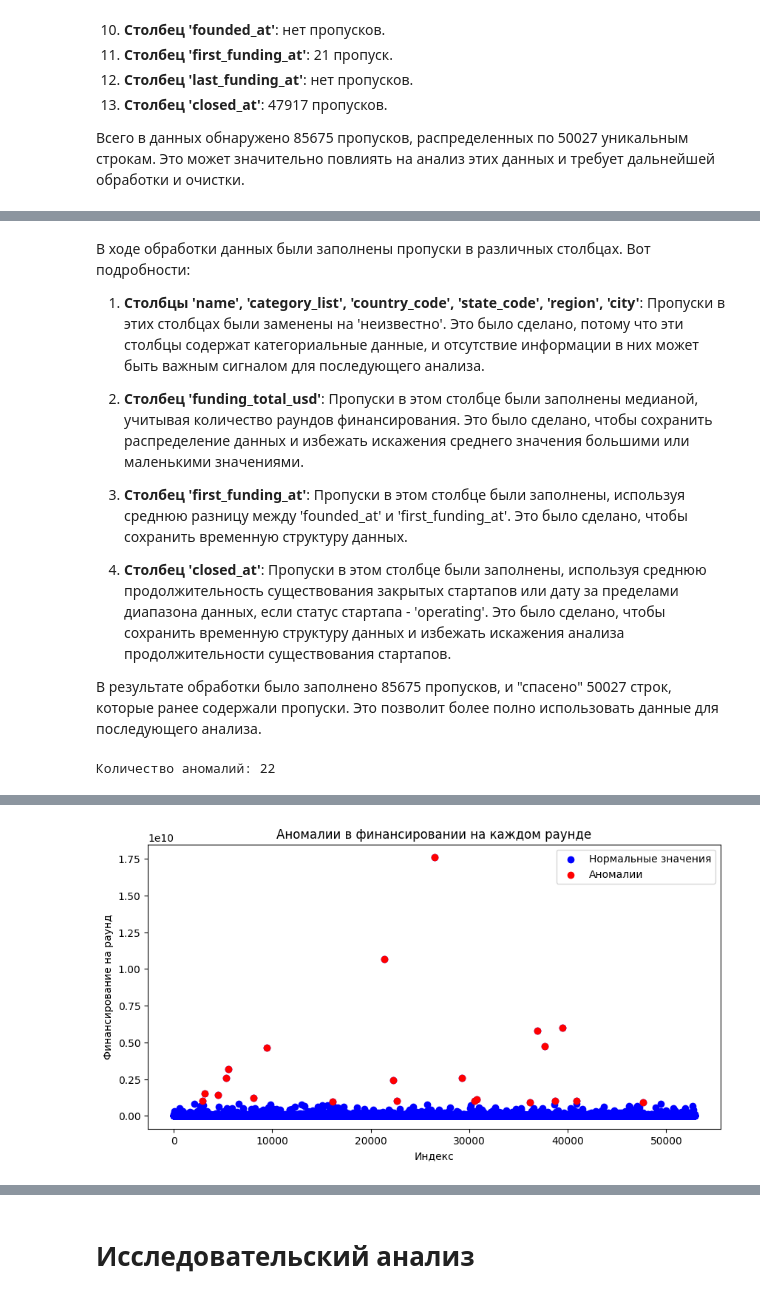
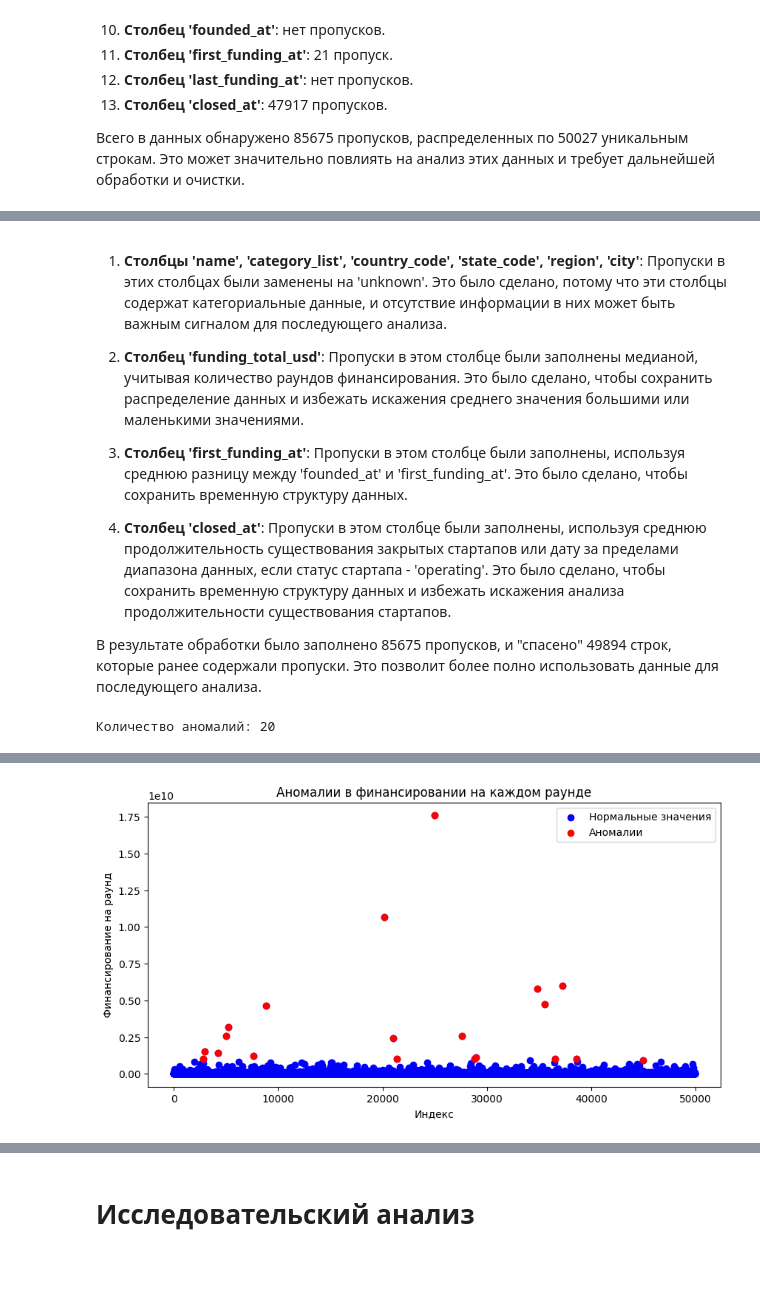
Before and after one commit to IvanovMaxim1992/Masterskay, a Jupyter notebook: Мастерская1.ipynb, the cells around one changed output, grey strips where cells are left out. Drawn from its saved outputs; the diff is of its cells as text; code cells hidden in the pictures; blank space fills up the shorter version.

```diff
--- a/Мастерская1.ipynb
+++ b/Мастерская1.ipynb
@@ -54,7 +56,7 @@ from sklearn.compose import ColumnTransformer
 # %%
 # Загрузка данных
 df = pd.read_csv('kaggle_startups_train_01.csv')
-
+df_test = pd.read_csv('kaggle_startups_test_01.csv')
 # Просмотр первых 5 строк данных
 print(df.head())
 
@@ -357,39 +374,27 @@ df[date_columns] = df[date_columns].apply(pd.to_datetime)
 # %%
-def fill_first_funding_at(df):
+def fill_first_funding_closed_at(df):
     # Вычисление средней разницы между 'founded_at' и 'first_funding_at'
     average_diff = (df['first_funding_at'] - df['founded_at']).mean()
 
     # Заполнение пропусков в 'first_funding_at' для строк, где 'funding_total_usd' и 'funding_rounds' больше 0
     df.loc[(df['first_funding_at'].isnull()) & (df[['funding_total_usd', 'funding_rounds']].sum(axis=1) > 0), 'first_funding_at'] = df['founded_at'] + average_diff
 
-    # Заполнение пропусков в 'first_funding_at' для строк, где 'funding_total_usd' и 'funding_rounds' равны 0
-    df.loc[(df['first_funding_at'].isnull()) & (df[['funding_total_usd', 'funding_rounds']].sum(axis=1) == 0), 'first_funding_at'] = pd.to_datetime('2099-12-31')
+    # Если столбец 'status' присутствует в DataFrame
+    if 'status' in df.columns:
+        df.loc[(df['closed_at'].isnull()) & (df['status'] == 'operating'), 'closed_at'] = pd.to_datetime(pd.Timestamp.now().date())
+    else:
+        df.loc[df['closed_at'].isnull(), 'closed_at'] = pd.to_datetime(pd.Timestamp.now().date())
 
     return df
 
-def fill_closed_at(df):
-    # Вычисление средней продолжительности существования закрытых стартапов
-    closed_df = df[df['status'] == 'closed']
-    average_duration = (closed_df['closed_at'] - closed_df['founded_at']).mean()
 
-    # Заполнение пропусков в 'closed_at'
-    df.loc[(df['closed_at'].isnull()) & (df['status'] == 'operating'), 'closed_at'] = pd.to_datetime('2099-12-31')
-    df.loc[(df['closed_at'].isnull()) & (df['status'] == 'closed'), 'closed_at'] = df['founded_at'] + average_duration
+df = fill_first_funding_closed_at(df)
+df_test =  fill_first_funding_closed_at(df_test)
 
-    return df
+df_test = df_test.reset_index(drop=True)
+df.info()
+df_test.info()
 
-df = fill_first_funding_at(df)
-df = fill_closed_at(df)
-
-
-df.info()
 display(df.head(10))
-# Вычисление общего количества пропусков и строк с пропусками после заполнения
-total_missing_after = df.isnull().sum().sum()
-total_rows_with_missing_after = df[df.isnull().any(axis=1)].drop_duplicates().shape[0]
-
-# Вывод результатов
-print(f'Количество заполненных пропусков: {total_missing_before - total_missing_after}')
-print(f'Количество "спасенных" строк: {total_rows_with_missing_before - total_rows_with_missing_after}')
 # %% [output]
 <class 'pandas.core.frame.DataFrame'>
@@ -428,7 +428,5 @@ memory usage: 5.2+ MB
 # %% [markdown]
-В ходе обработки данных были заполнены пропуски в различных столбцах. Вот подробности:
-
-1. **Столбцы 'name', 'category_list', 'country_code', 'state_code', 'region', 'city'**: Пропуски в этих столбцах были заменены на 'неизвестно'. Это было сделано, потому что эти столбцы содержат категориальные данные, и отсутствие информации в них может быть важным сигналом для последующего анализа.
+1. **Столбцы 'name', 'category_list', 'country_code', 'state_code', 'region', 'city'**: Пропуски в этих столбцах были заменены на 'unknown'. Это было сделано, потому что эти столбцы содержат категориальные данные, и отсутствие информации в них может быть важным сигналом для последующего анализа.
 
 2. **Столбец 'funding_total_usd'**: Пропуски в этом столбце были заполнены медианой, учитывая количество раундов финансирования. Это было сделано, чтобы сохранить распределение данных и избежать искажения среднего значения большими или маленькими значениями.
 
@@ -436,9 +434,11 @@ memory usage: 5.2+ MB
 
 4. **Столбец 'closed_at'**: Пропуски в этом столбце были заполнены, используя среднюю продолжительность существования закрытых стартапов или дату за пределами диапазона данных, если статус стартапа - 'operating'. Это было сделано, чтобы сохранить временную структуру данных и избежать искажения анализа продолжительности существования стартапов.
 
-В результате обработки было заполнено 85675 пропусков, и "спасено" 50027 строк, которые ранее содержали пропуски. Это позволит более полно использовать данные для последующего анализа.
+В результате обработки было заполнено 85675 пропусков, и "спасено" 49894 строк, которые ранее содержали пропуски. Это позволит более полно использовать данные для последующего анализа.
 # %%
+# Вычислим среднее финансирование за 1 раз и оставим его как доп признак(пока что)
 df['funding_per_round'] = df['funding_total_usd'] / df['funding_rounds']
+df_test['funding_per_round'] = df_test['funding_total_usd'] / df_test['funding_rounds']
 # Вычисляем квантили
 Q1 = df['funding_per_round'].quantile(0.01)
 Q3 = df['funding_per_round'].quantile(0.998)
@@ -473,9 +473,6 @@ plt.show()
 
 # Удаляем аномалии
 df = df[(df['funding_per_round'] >= lower_bound) & (df['funding_per_round'] <= upper_bound)]
-
-# Удаляем созданный столбец
-df = df.drop('funding_per_round', axis=1)
 # %% [output]
-Количество аномалий: 22
+Количество аномалий: 20
 |  | name | category_list | funding_total_usd | status | country_code | state_code | region | city | ... |
@@ -498,2 +495,2 @@ df = df.drop('funding_per_round', axis=1)
-[figure, old version]
+[figure, new version]
 # %% [markdown]
```
Also changed, not shown: parts of 39 cells of this notebook, 1 other file.
